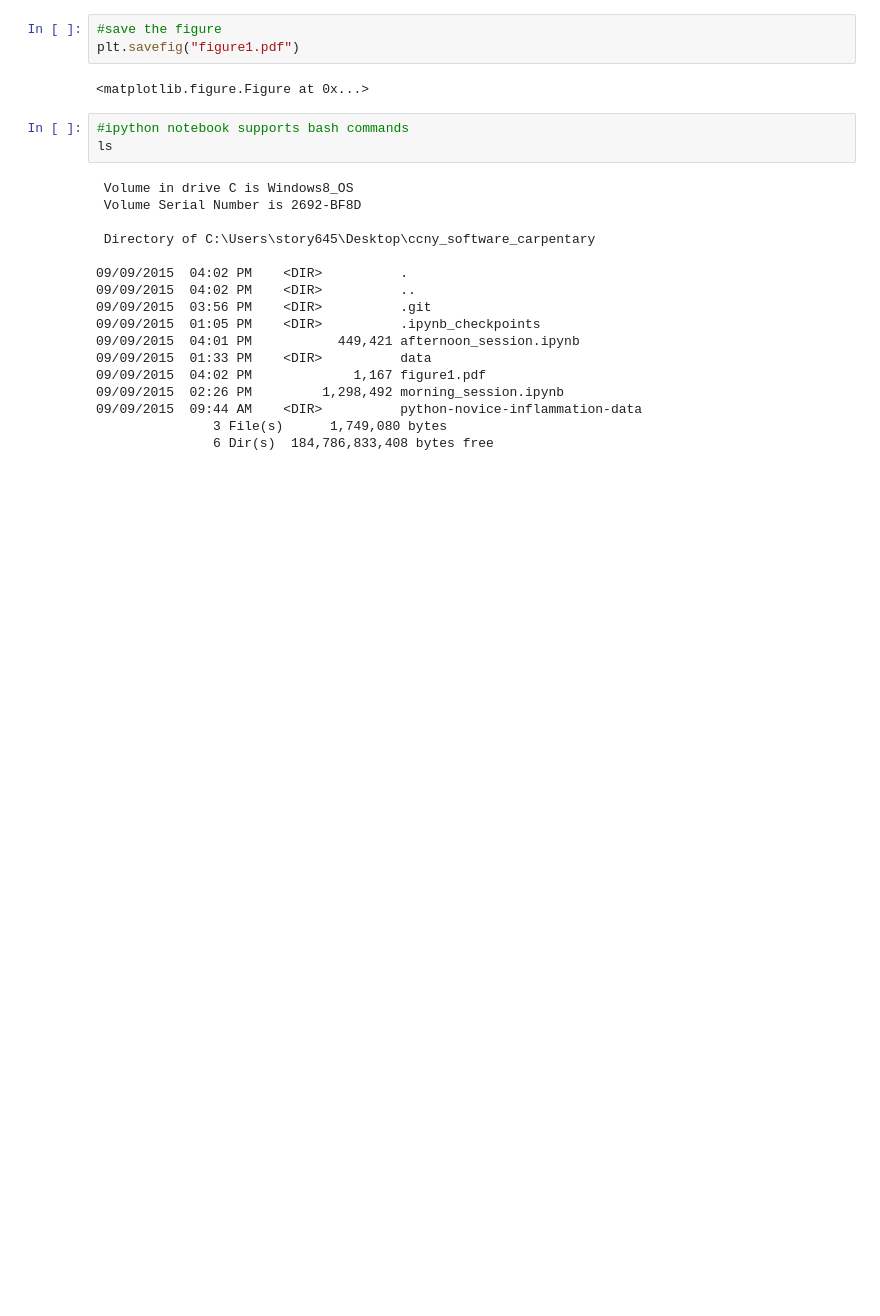
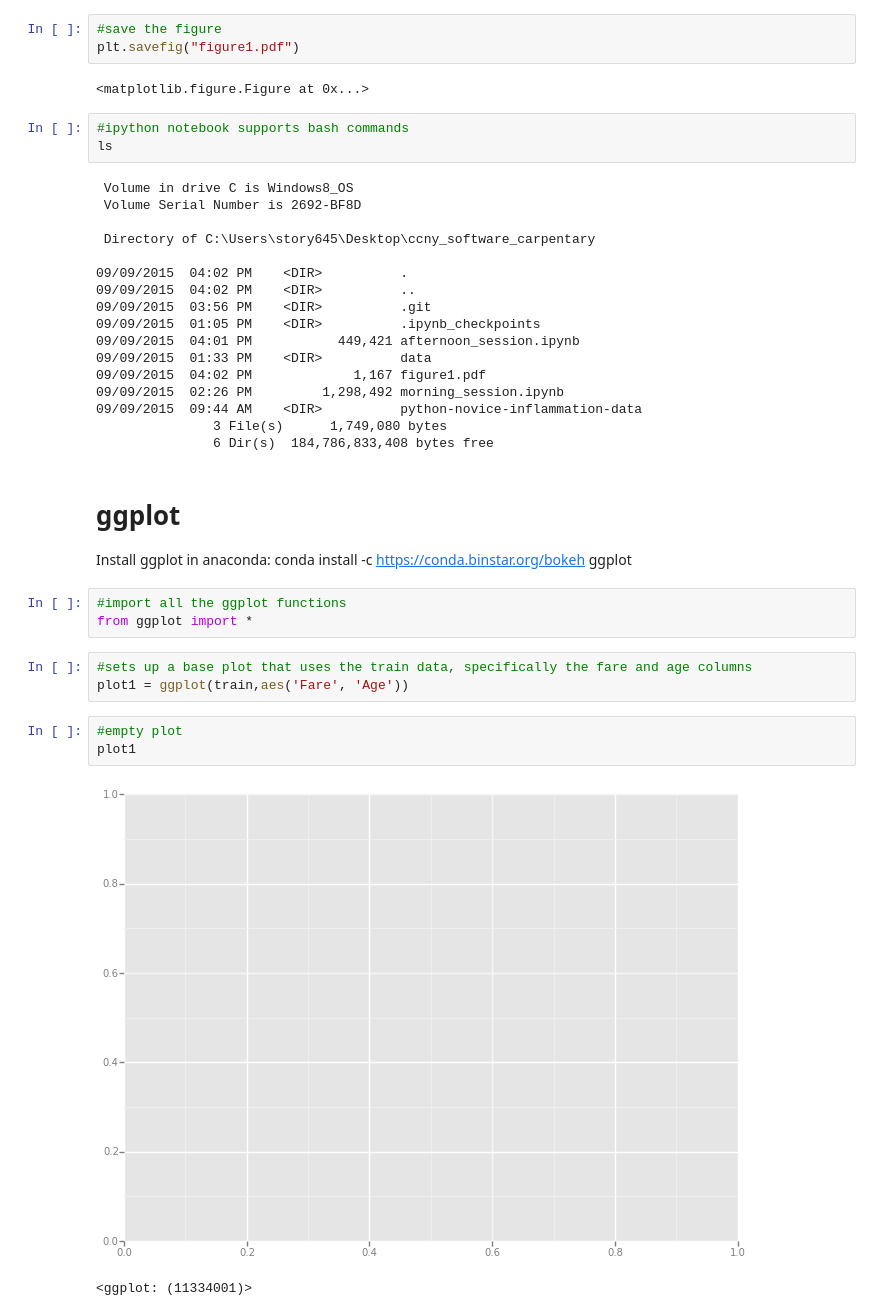
Before and after one commit to story645/ccny_software_carpentary, a Jupyter notebook: afternoon_session.ipynb, the cells around one changed output. Cells and saved outputs as stored; diff of their text form; blank space fills up the shorter version.

Commit message:
ggplot

```diff
--- a/afternoon_session.ipynb
+++ b/afternoon_session.ipynb
@@ -1071,3 +1071,19 @@ ls
 09/09/2015  09:44 AM    <DIR>          python-novice-inflammation-data
                3 File(s)      1,749,080 bytes
                6 Dir(s)  184,786,833,408 bytes free
+# %% [markdown]
+ggplot
+=============
+Install ggplot in anaconda: conda install -c https://conda.binstar.org/bokeh ggplot
+# %%
+#import all the ggplot functions
+from ggplot import *
+# %%
+#sets up a base plot that uses the train data, specifically the fare and age columns
+plot1 = ggplot(train,aes('Fare', 'Age'))
+# %%
+#empty plot
+plot1
+# %% [output]
+[figure, added]
+<ggplot: (11334001)>
```
Also changed, not shown: parts of 3 cells of this notebook.
